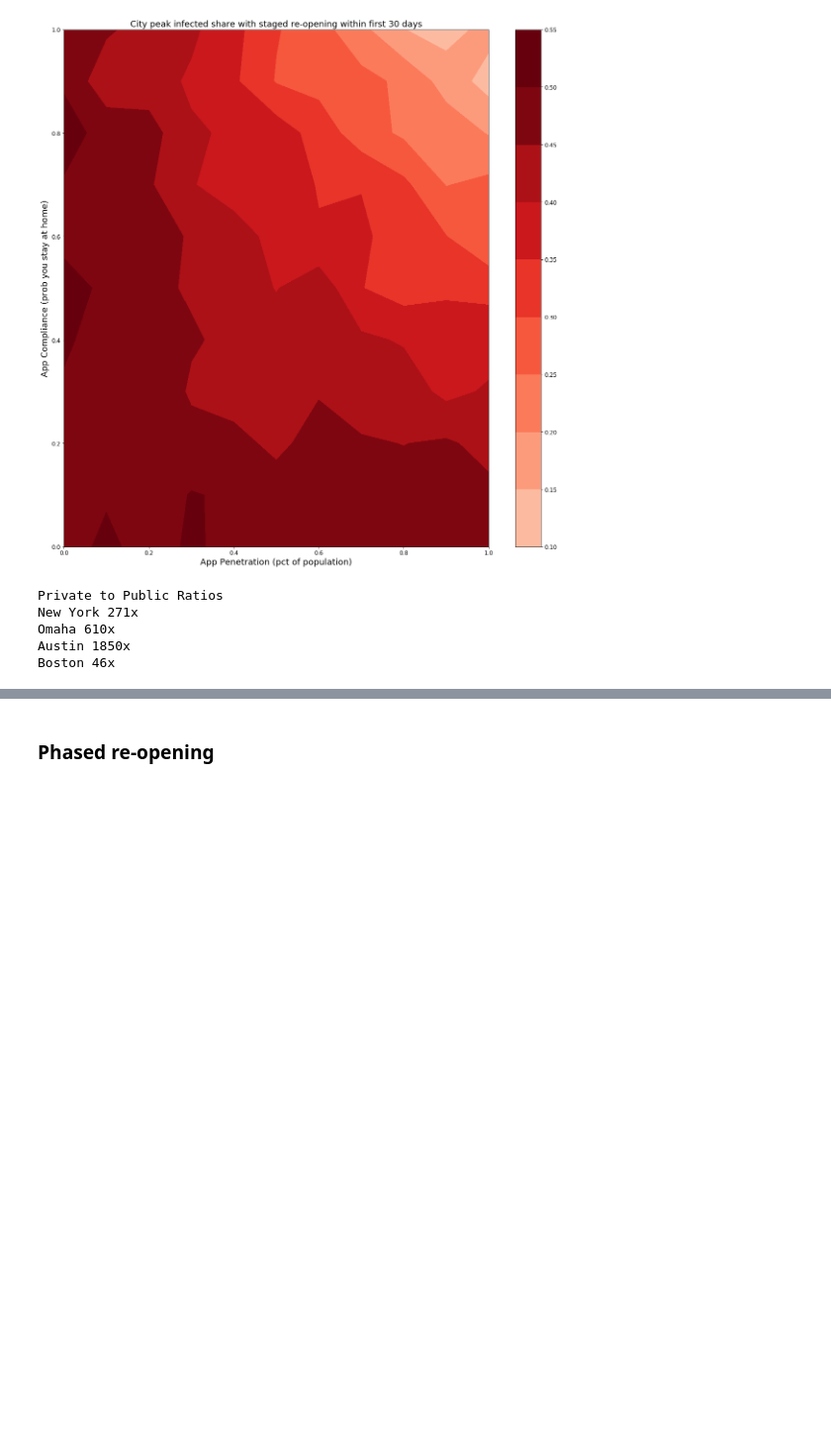
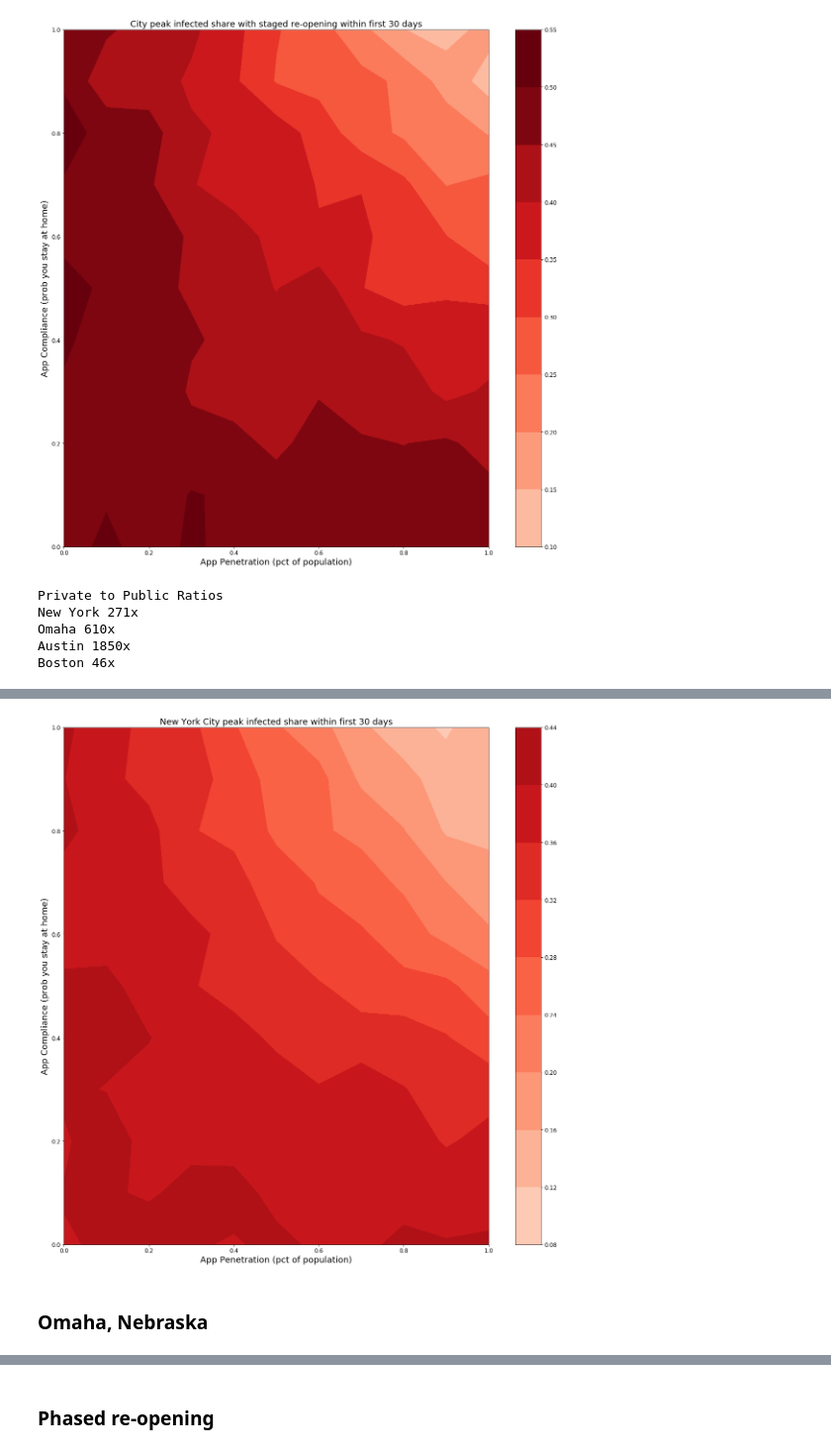
Before and after one commit to TheDigitalFrontier/contact-tracing-simulation, a Jupyter notebook: simulation/ContactTracingSimulation_v9.ipynb, the cells around one changed output, grey strips where cells are left out. Shown at 99% size. Cells and saved outputs as stored; diff of their text form; code cells hidden in the pictures; blank space fills up the shorter version.

Commit message:
added city-specific simulations

```diff
--- a/simulation/ContactTracingSimulation_v9.ipynb
+++ b/simulation/ContactTracingSimulation_v9.ipynb
@@ -579,6 +579,8 @@ We start by defining global parameters for the epidemic that approximate COVID-1
 min_household = 1
 max_household = 5
 leave_prob = 0.75
+test_prob = 1.0
+test_delay = 0
 public_spread = 0.02 # Source: ECDC [1] states 1-3% asymptomic infection rate
 random_spread = 0.005
 house_spread = 0.50
@@ -633,7 +635,7 @@ for i, p_app in enumerate(app_penetration_grid):
     for j, p_comp in enumerate(ct_compliance_grid):
 
         ct_compliance_array = np.array([p_comp] * num_days)
-        test_prob_array = np.array([1.0] * num_days)
+        test_prob_array = np.array([test_prob] * num_days)
         leave_prob_array = np.array([leave_probability] * num_days)
 
         houses_dict, total_people, people_infected, people_recovered, people_deceased = run_simulation(
@@ -732,7 +734,7 @@ for i, p_app in enumerate(app_penetration_grid):
     for j, p_comp in enumerate(ct_compliance_grid):
 
         ct_compliance_array = np.array([p_comp] * num_days)
-        test_prob_array = np.array([1.0] * num_days)
+        test_prob_array = np.array([test_prob] * num_days)
         leave_prob_array = np.array([leave_probability] * num_days)
 
         houses_dict, total_people, people_infected, people_recovered, people_deceased = run_simulation(
@@ -819,0 +912,8 @@ Boston 46x
+# %%
+plot_epi_contour(total_people_array, people_infected_array, app_penetration_grid, ct_compliance_grid,
+                 'App Penetration (pct of population)', 'App Compliance (prob you stay at home)',
+                 f'New York City peak infected share within first {num_days} days', 'figs/new-york.pdf')
+# %% [output]
+[figure, added]
+# %% [markdown]
+### Omaha, Nebraska
```
Also changed, not shown: parts of 7 cells of this notebook, 4 other files.
